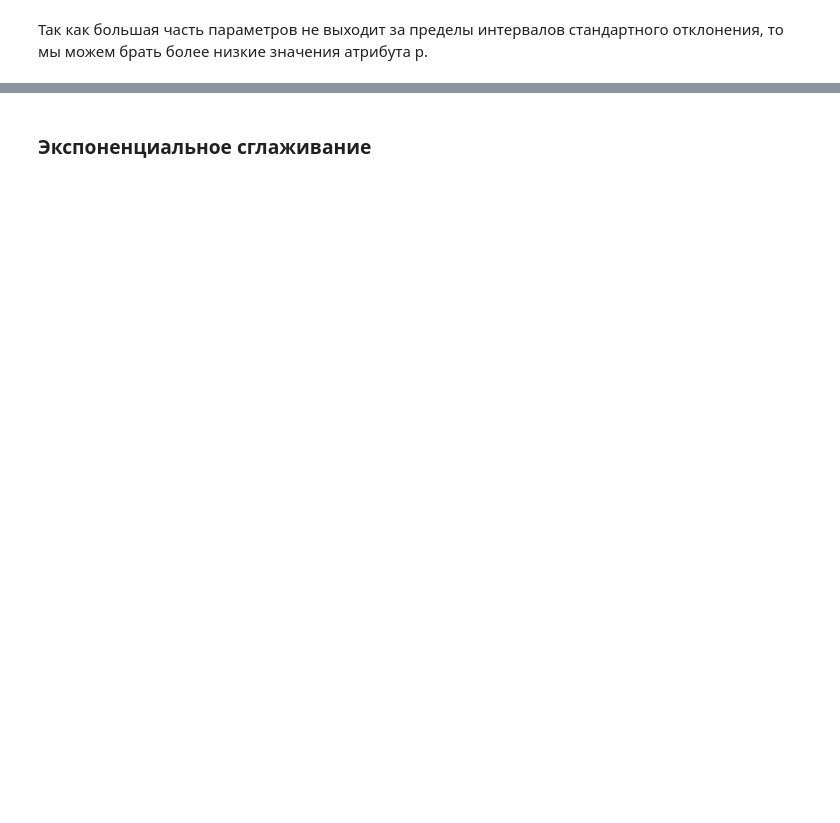
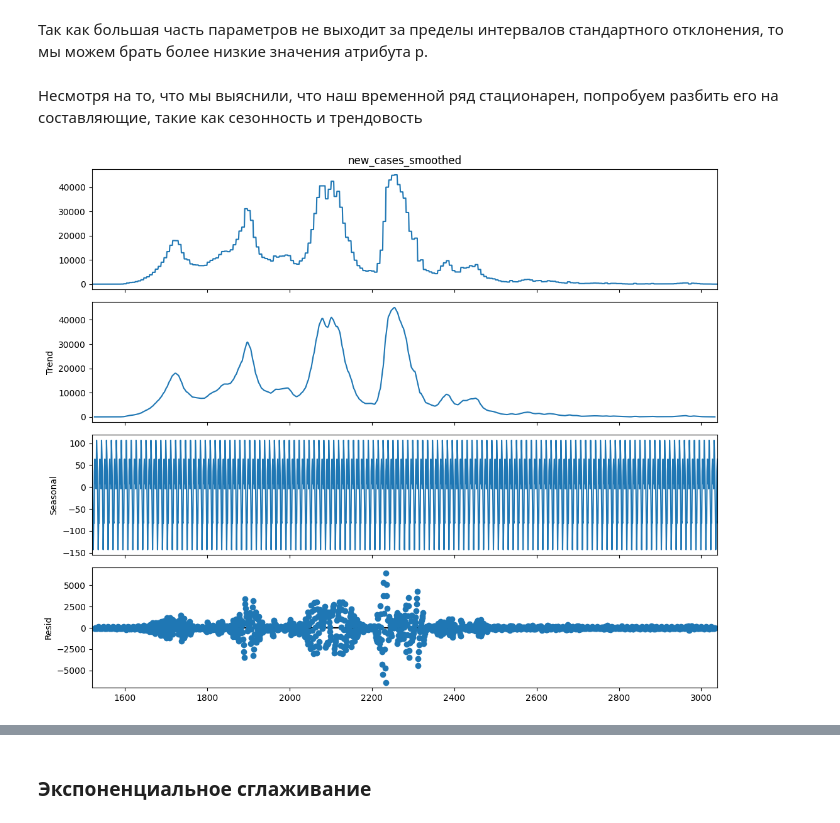
Before and after one commit to stapding/ProfChemp, a Jupyter notebook: Professionals2024/Timur/Templates_Timur/Session3_Timur/Gimadeev_ProfTasks_Session_3.ipynb, the cells around one changed output, grey strips where cells are left out. Drawn from its saved outputs; the diff is of its cells as text; code cells hidden in the pictures; blank space fills up the shorter version.

```diff
--- a/Professionals2024/Timur/Templates_Timur/Session3_Timur/Gimadeev_ProfTasks_Session_3.ipynb
+++ b/Professionals2024/Timur/Templates_Timur/Session3_Timur/Gimadeev_ProfTasks_Session_3.ipynb
@@ -230,2 +231,18 @@ plt.show()
 # %% [markdown]
 Так как большая часть параметров не выходит за пределы интервалов стандартного отклонения, то мы можем брать более низкие значения атрибута p.
+# %% [markdown]
+Несмотря на то, что мы выяснили, что наш временной ряд стационарен, попробуем разбить его на составляющие, такие как сезонность и трендовость
+# %%
+from statsmodels.tsa.seasonal import seasonal_decompose
+
+# задаем размер графика
+from pylab import rcParams
+rcParams['figure.figsize'] = 11, 9
+
+# применяем функцию к данным о перевозках
+decompose = seasonal_decompose(x=filtered_data["new_cases_smoothed"], period=12)
+decompose.plot()
+
+plt.show()
+# %% [output]
+[figure, added]
```
Also changed, not shown: parts of 36 cells of this notebook, 1 other file.
